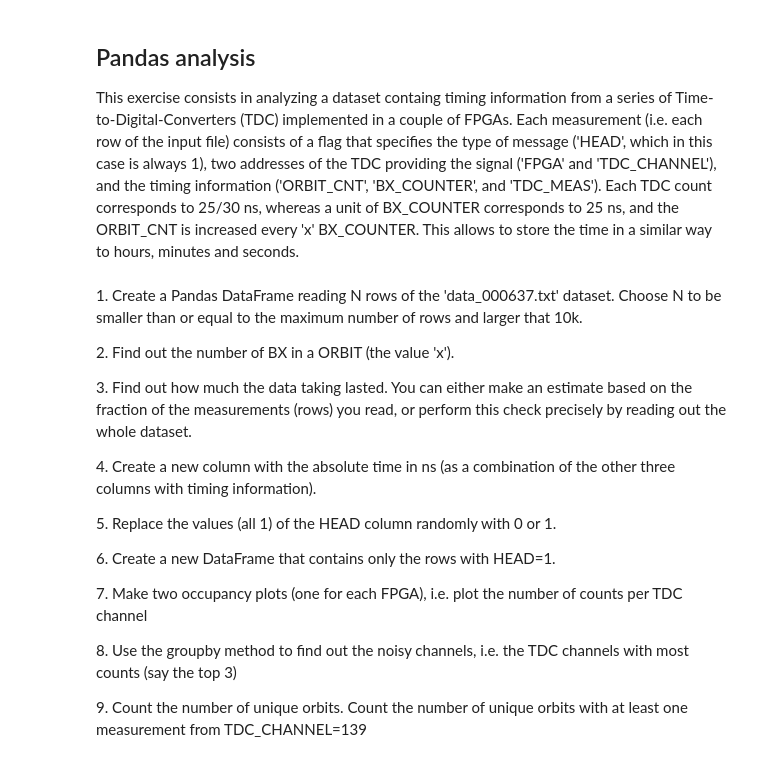
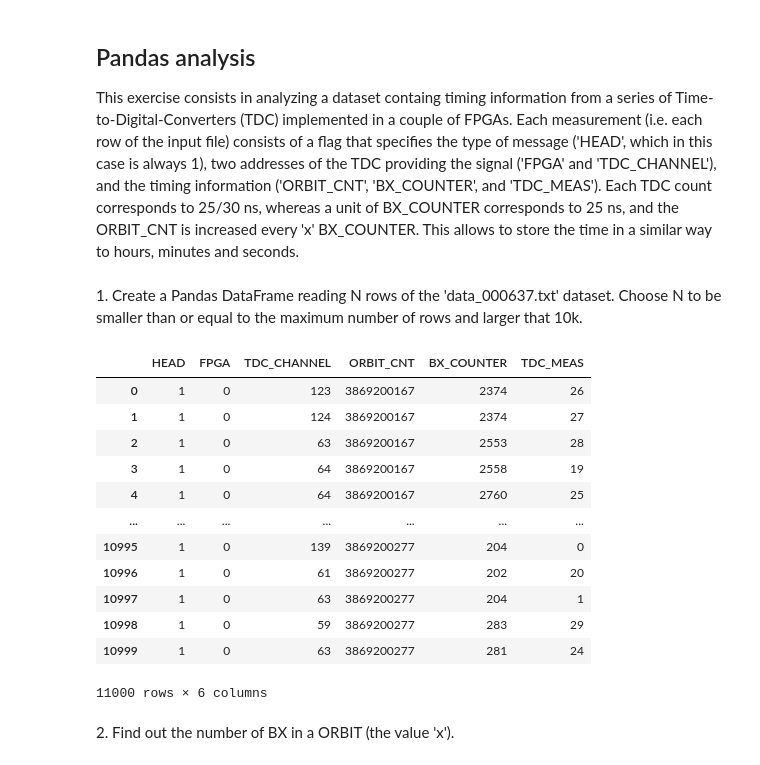
Before and after one commit to tommaso-bertola/LaboratoryOfComputationalPhysics_Y5, a Jupyter notebook: 06ex_Pandas.ipynb, the cells around one changed output. Cells and saved outputs as stored; diff of their text form; code cells hidden in the pictures.

```diff
--- a/06ex_Pandas.ipynb
+++ b/06ex_Pandas.ipynb
@@ -8,18 +8,2 @@ This exercise consists in analyzing a dataset containg timing information from a
-# %% [markdown]
-1\. Create a Pandas DataFrame reading N rows of the 'data_000637.txt' dataset. Choose N to be smaller than or equal to the maximum number of rows and larger that 10k.
-
-2\. Find out the number of BX in a ORBIT (the value 'x').
-
-3\. Find out how much the data taking lasted. You can either make an estimate based on the fraction of the measurements (rows) you read, or perform this check precisely by reading out the whole dataset.
-
-4\. Create a new column with the absolute time in ns (as a combination of the other three columns with timing information).
-
-5\. Replace the values (all 1) of the HEAD column randomly with 0 or 1.
-
-6\. Create a new DataFrame that contains only the rows with HEAD=1.
-
-7\. Make two occupancy plots (one for each FPGA), i.e. plot the number of counts per TDC channel
-
-8\. Use the groupby method to find out the noisy channels, i.e. the TDC channels with most counts (say the top 3)
-
-9\. Count the number of unique orbits. Count the number of unique orbits with at least one measurement from TDC_CHANNEL=139
+# %% [markdown]
+1\. Create a Pandas DataFrame reading N rows of the 'data_000637.txt' dataset. Choose N to be smaller than or equal to the maximum number of rows and larger that 10k.
@@ -25,0 +13,19 @@ This exercise consists in analyzing a dataset containg timing information from a
+# %%
+df=pd.read_csv('/home/tom/data/data_000637.txt', nrows=11000)
+df
+# %% [output]
+|  | HEAD | FPGA | TDC_CHANNEL | ORBIT_CNT | BX_COUNTER | TDC_MEAS |
+| 0 | 1 | 0 | 123 | 3869200167 | 2374 | 26 |
+| 1 | 1 | 0 | 124 | 3869200167 | 2374 | 27 |
+| 2 | 1 | 0 | 63 | 3869200167 | 2553 | 28 |
+| 3 | 1 | 0 | 64 | 3869200167 | 2558 | 19 |
+| 4 | 1 | 0 | 64 | 3869200167 | 2760 | 25 |
+| ... | ... | ... | ... | ... | ... | ... |
+| 10995 | 1 | 0 | 139 | 3869200277 | 204 | 0 |
+| 10996 | 1 | 0 | 61 | 3869200277 | 202 | 20 |
+| 10997 | 1 | 0 | 63 | 3869200277 | 204 | 1 |
+| 10998 | 1 | 0 | 59 | 3869200277 | 283 | 29 |
+| 10999 | 1 | 0 | 63 | 3869200277 | 281 | 24 |
+11000 rows × 6 columns
+# %% [markdown]
+2\. Find out the number of BX in a ORBIT (the value 'x').
```
Also changed, not shown: parts of 19 cells of this notebook, 1 other file.
